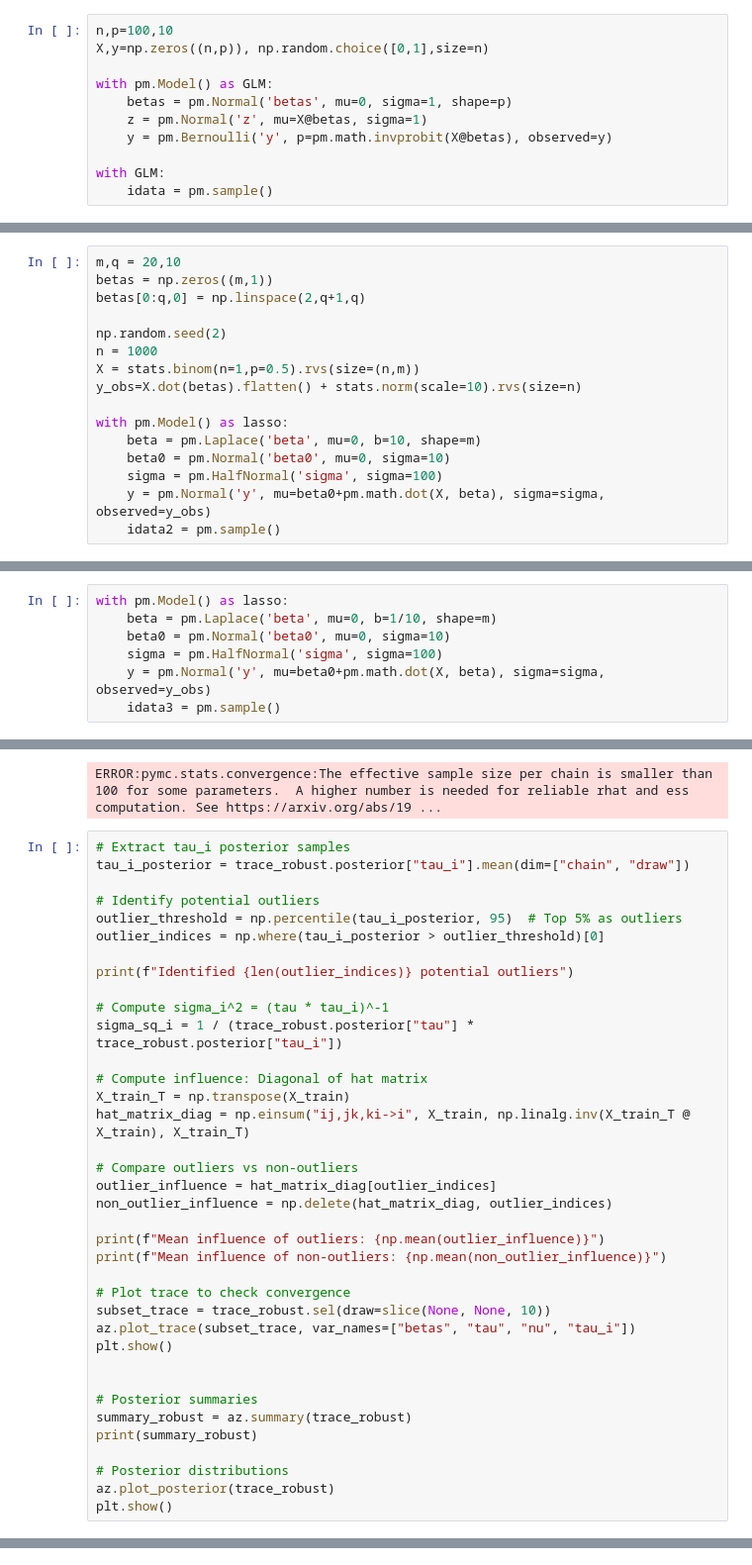
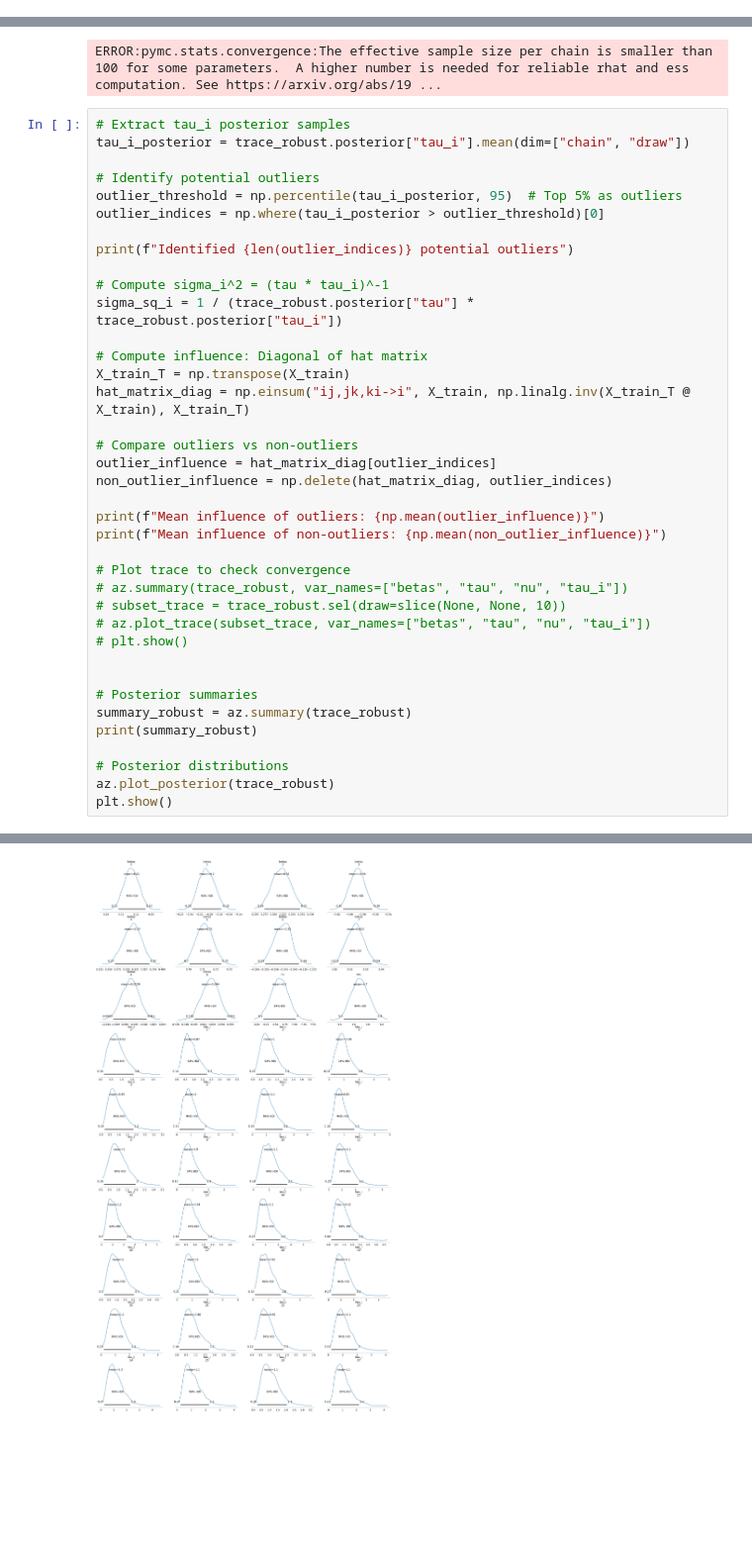
Before and after one commit to emisu36/STA365, a Jupyter notebook: HW7 - STA365.ipynb, the cells around one changed output, grey strips where cells are left out. Shown at 99% size. Drawn from its saved outputs; the diff is of its cells as text; blank space fills up the shorter version.

```diff
--- a/HW7 - STA365.ipynb
+++ b/HW7 - STA365.ipynb
@@ -170,11 +2,0 @@ Sampling 4 chains for 1_000 tune and 1_000 draw iterations (4_000 + 4_000 draws
-# %%
-n,p=100,10
-X,y=np.zeros((n,p)), np.random.choice([0,1],size=n)
-
-with pm.Model() as GLM:
-    betas = pm.Normal('betas', mu=0, sigma=1, shape=p)
-    z = pm.Normal('z', mu=X@betas, sigma=1)
-    y = pm.Bernoulli('y', p=pm.math.invprobit(X@betas), observed=y)
-
-with GLM:
-    idata = pm.sample()
@@ -225,16 +2,0 @@ y_i \sim {} & \text{Normal}(x_i^T\beta, \sigma) & \sigma \sim {} & \text{HalfNor
-# %%
-m,q = 20,10
-betas = np.zeros((m,1))
-betas[0:q,0] = np.linspace(2,q+1,q)
-
-np.random.seed(2)
-n = 1000
-X = stats.binom(n=1,p=0.5).rvs(size=(n,m))
-y_obs=X.dot(betas).flatten() + stats.norm(scale=10).rvs(size=n)
-
-with pm.Model() as lasso:
-    beta = pm.Laplace('beta', mu=0, b=10, shape=m)
-    beta0 = pm.Normal('beta0', mu=0, sigma=10)
-    sigma = pm.HalfNormal('sigma', sigma=100)
-    y = pm.Normal('y', mu=beta0+pm.math.dot(X, beta), sigma=sigma, observed=y_obs)
-    idata2 = pm.sample()
@@ -261,7 +2,0 @@ ax[1].hlines(np.linalg.inv(X.T.dot(X)).dot(X.T.dot(y_obs))[:10], xmin=0, xmax=ax
-# %%
-with pm.Model() as lasso:
-    beta = pm.Laplace('beta', mu=0, b=1/10, shape=m)
-    beta0 = pm.Normal('beta0', mu=0, sigma=10)
-    sigma = pm.HalfNormal('sigma', sigma=100)
-    y = pm.Normal('y', mu=beta0+pm.math.dot(X, beta), sigma=sigma, observed=y_obs)
-    idata3 = pm.sample()
@@ -579,9 +297,10 @@ print(f"Mean influence of outliers: {np.mean(outlier_influence)}")
 print(f"Mean influence of non-outliers: {np.mean(non_outlier_influence)}")
 
 # Plot trace to check convergence
-subset_trace = trace_robust.sel(draw=slice(None, None, 10))
-az.plot_trace(subset_trace, var_names=["betas", "tau", "nu", "tau_i"])
-plt.show()
+# az.summary(trace_robust, var_names=["betas", "tau", "nu", "tau_i"])
+# subset_trace = trace_robust.sel(draw=slice(None, None, 10))
+# az.plot_trace(subset_trace, var_names=["betas", "tau", "nu", "tau_i"])
+# plt.show()
 
 
 # Posterior summaries
@@ -595,0 +331 @@ NameError: name 'trace_robust' is not defined
+[figure, added]
```
Also changed, not shown: parts of 19 cells of this notebook.
